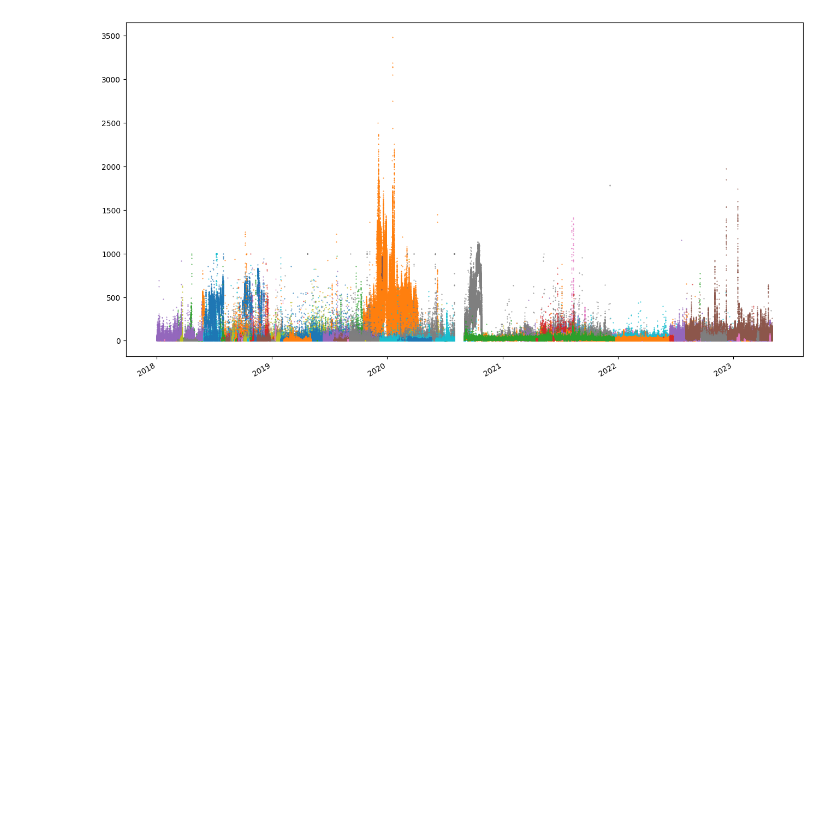
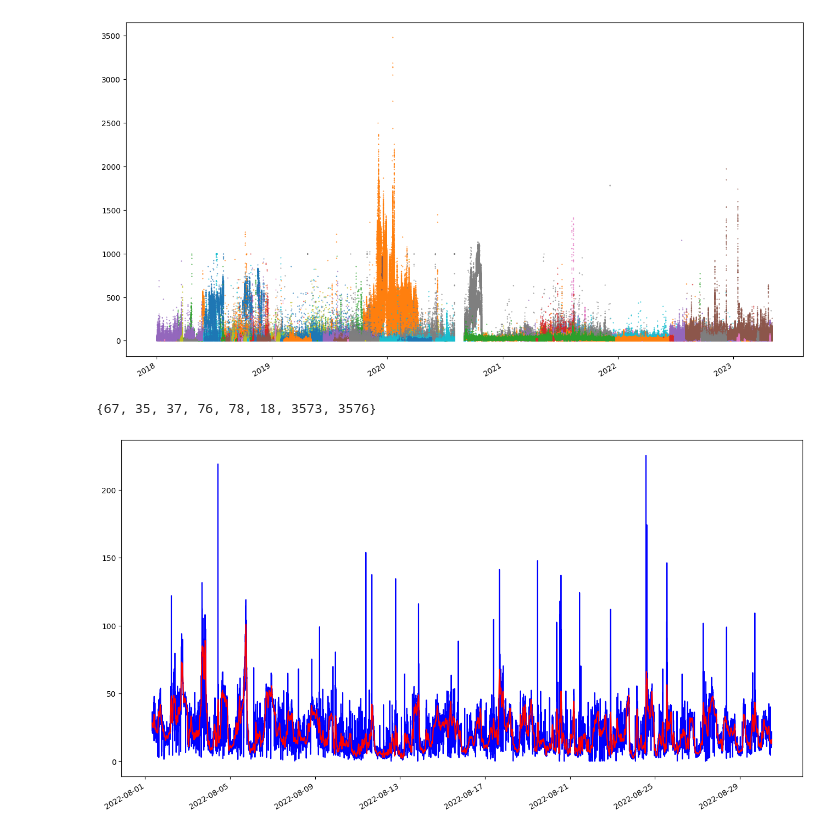
Before and after one commit to mart1bb/air_quality_africa, a Jupyter notebook: code/Analysis2.ipynb, the cells around one changed output. Saved outputs shown, nothing was run; the diff lists cells and outputs as text; code cells hidden in the pictures; blank space fills up the shorter version.

```diff
--- a/code/Analysis2.ipynb
+++ b/code/Analysis2.ipynb
@@ -106,3 +107,14 @@ for location in list(set(df['location'])):
 plt.gcf().autofmt_xdate()
 # %% [output]
 [figure]
+# %%
+P2_date = df.loc[(df['timestamp'] > pd.Timestamp('2022-08-01 06:00:00+00:00')) & (df['timestamp'] < pd.Timestamp('2022-08-30 12:00:00+00:00'))][['P2','timestamp','location']]
+P2_date_loc = P2_date.loc[(P2_date['location'] == 35)].sort_values(by='timestamp')
+fig = plt.figure('P2', figsize=(16,9))
+plt.plot(P2_date_loc.timestamp,P2_date_loc.P2,color='b')
+plt.plot(P2_date_loc.timestamp,savgol_filter(P2_date_loc.P2,50,3),color='r')
+plt.gcf().autofmt_xdate()
+print(set(P2_date['location']))
+# %% [output]
+{67, 35, 37, 76, 78, 18, 3573, 3576}
+[figure, added]
```
Also changed, not shown: parts of 1 cell of this notebook, 3 other files.
